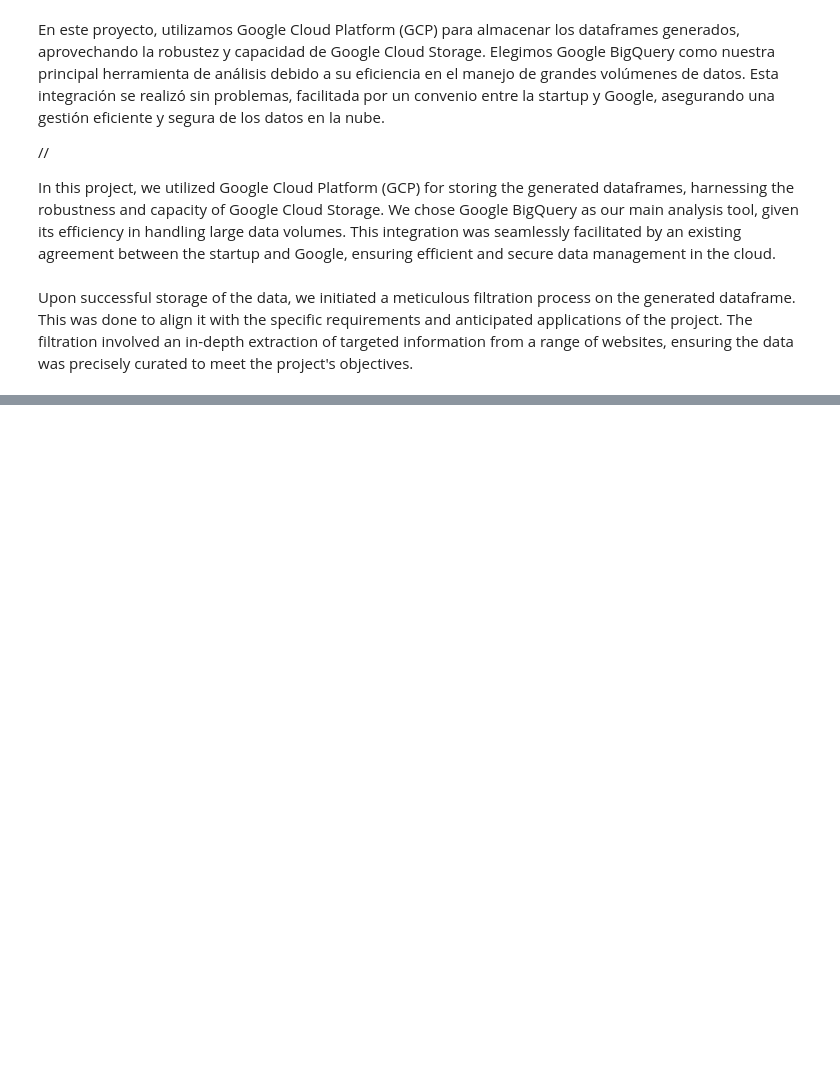
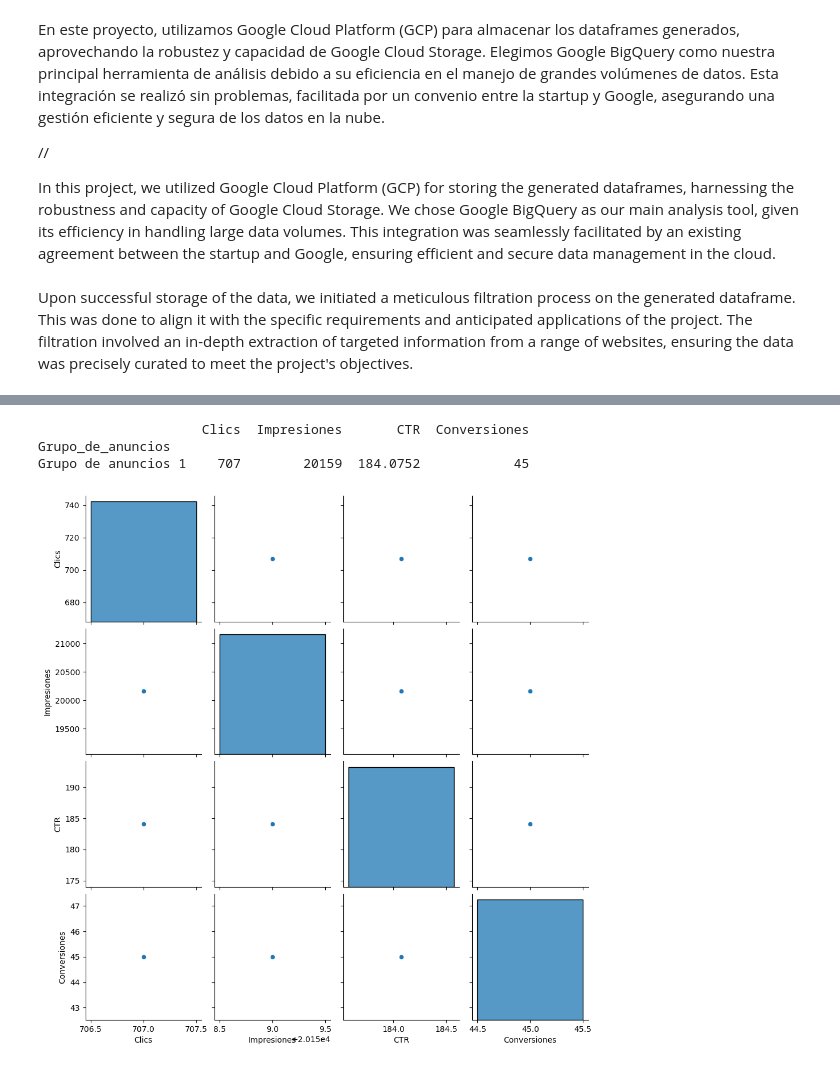
Before and after one commit to maverik0019/Code_Path_Project_Portfolio, a Jupyter notebook: Waste_scrapping_MOW.ipynb, the cells around one changed output, grey strips where cells are left out. Drawn from its saved outputs; the diff is of its cells as text; code cells hidden in the pictures; blank space fills up the shorter version.

```diff
--- a/Waste_scrapping_MOW.ipynb
+++ b/Waste_scrapping_MOW.ipynb
@@ -155,3 +155,9 @@ for url in urls:
 
 df = pd.DataFrame(datos, columns=['URL', 'Material', 'Precio'])
 df
+# %%
+import pandas as pd
+
+df = pd.read_csv("final_report.csv")
+
+df
@@ -157,0 +290,13 @@ df
+# %%
+#Evaluación del Rendimiento por Grupo de Anuncios
+
+rendimiento_grupo = df.groupby('Grupo_de_anuncios')['Clics', 'Impresiones', 'CTR', 'Conversiones'].sum()
+print(rendimiento_grupo)
+
+sns.pairplot(rendimiento_grupo)
+plt.show()
+# %% [output]
+                     Clics  Impresiones       CTR  Conversiones
+Grupo_de_anuncios
+Grupo de anuncios 1    707        20159  184.0752            45
+[figure, added]
```
Also changed, not shown: parts of 8 cells of this notebook, 2 other files.
